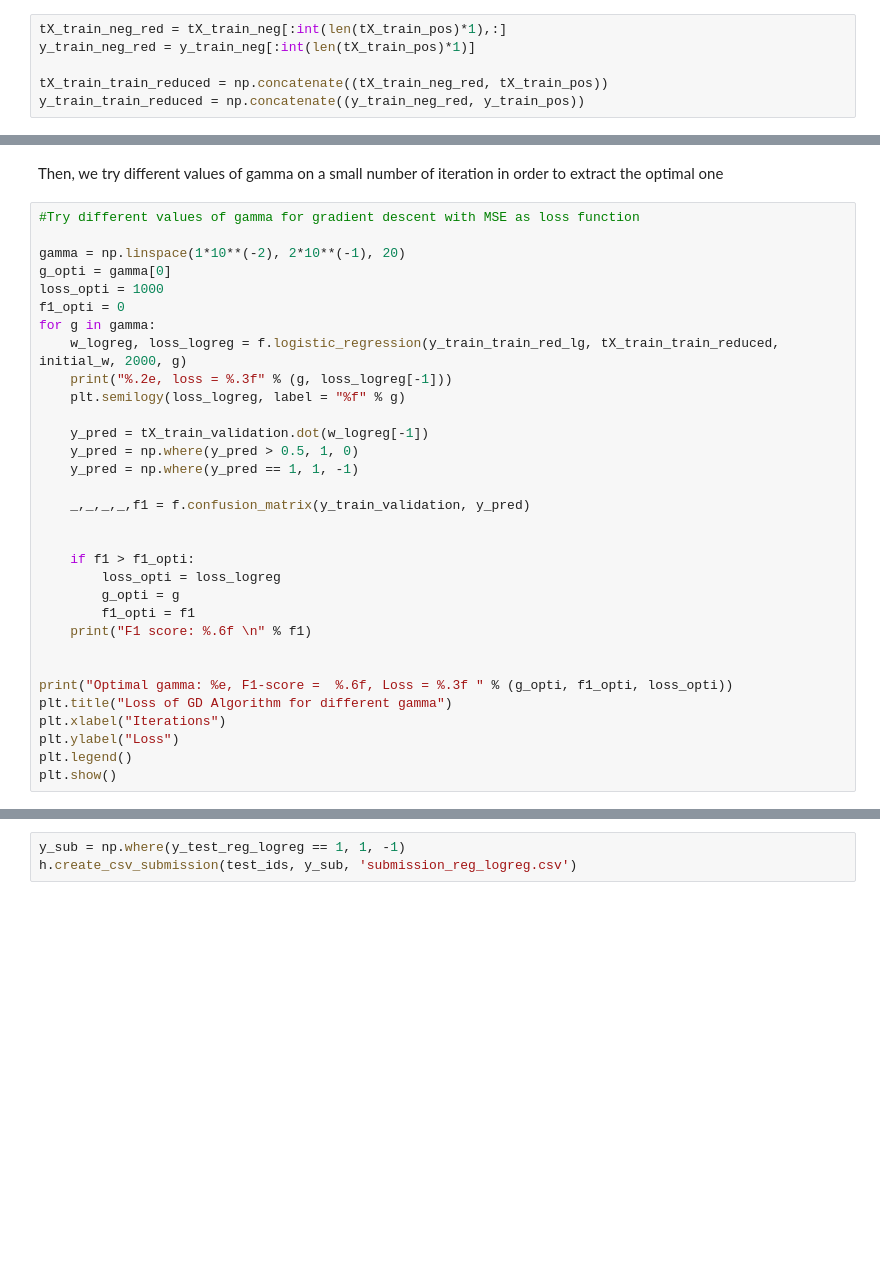
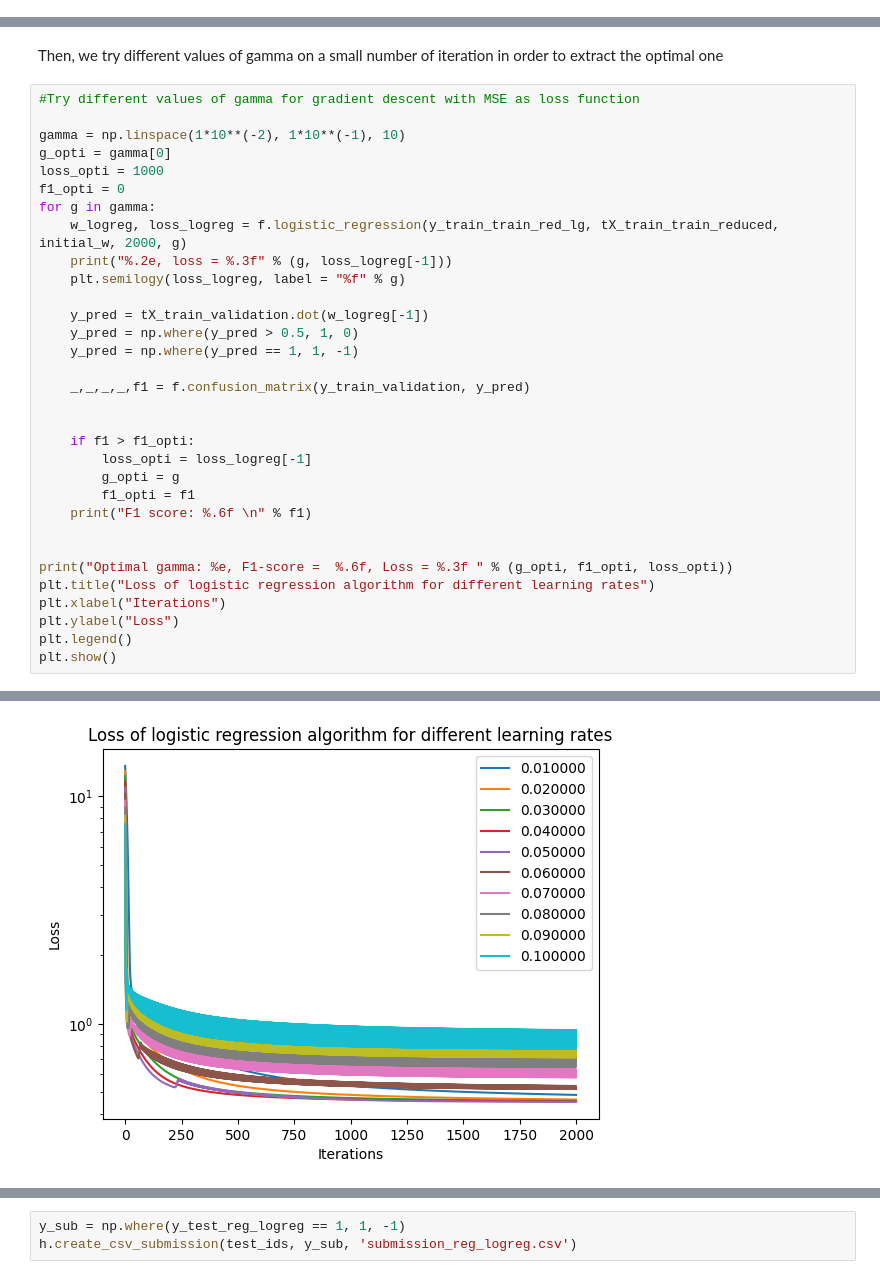
Before and after one commit to lucilemln/ML-project, a Jupyter notebook: run.ipynb, the cells around one changed output, grey strips where cells are left out. Cells and saved outputs as stored; diff of their text form; blank space fills up the shorter version.

```diff
--- a/run.ipynb
+++ b/run.ipynb
@@ -555,11 +648,5 @@ print('weights = \n', w_ridge,'\n Loss = ', loss_ridge,'\n**********************
 # %% [markdown]
 For the logistic regression, the datas are processed once again as the -1 needs to be transformed to 0.
-# %%
-tX_train_neg_red = tX_train_neg[:int(len(tX_train_pos)*1),:]
-y_train_neg_red = y_train_neg[:int(len(tX_train_pos)*1)]
-
-tX_train_train_reduced = np.concatenate((tX_train_neg_red, tX_train_pos))
-y_train_train_reduced = np.concatenate((y_train_neg_red, y_train_pos))
 # %%
 #Transformation of the label, so taht we can use the logistic regression function
 y_train_train_red_lg = np.where(y_train_train_reduced == 1, 1, 0)
@@ -572,7 +659,7 @@ Then, we try different values of gamma on a small number of iteration in order t
 # %%
 #Try different values of gamma for gradient descent with MSE as loss function
 
-gamma = np.linspace(1*10**(-2), 2*10**(-1), 20)
+gamma = np.linspace(1*10**(-2), 1*10**(-1), 10)
 g_opti = gamma[0]
 loss_opti = 1000
 f1_opti = 0
@@ -589,15 +676,16 @@ for g in gamma:
 
 
     if f1 > f1_opti:
-        loss_opti = loss_logreg
+        loss_opti = loss_logreg[-1]
         g_opti = g
         f1_opti = f1
     print("F1 score: %.6f \n" % f1)
 
 
 print("Optimal gamma: %e, F1-score =  %.6f, Loss = %.3f " % (g_opti, f1_opti, loss_opti))
-plt.title("Loss of GD Algorithm for different gamma")
+plt.title("Loss of logistic regression algorithm for different learning rates")
 plt.xlabel("Iterations")
 plt.ylabel("Loss")
 plt.legend()
 plt.show()
+# %% [output]
@@ -604 +709,2 @@ plt.show()
+[figure, added]
 # %% [markdown]
```
Also changed, not shown: parts of 41 cells of this notebook, 1 other file.
